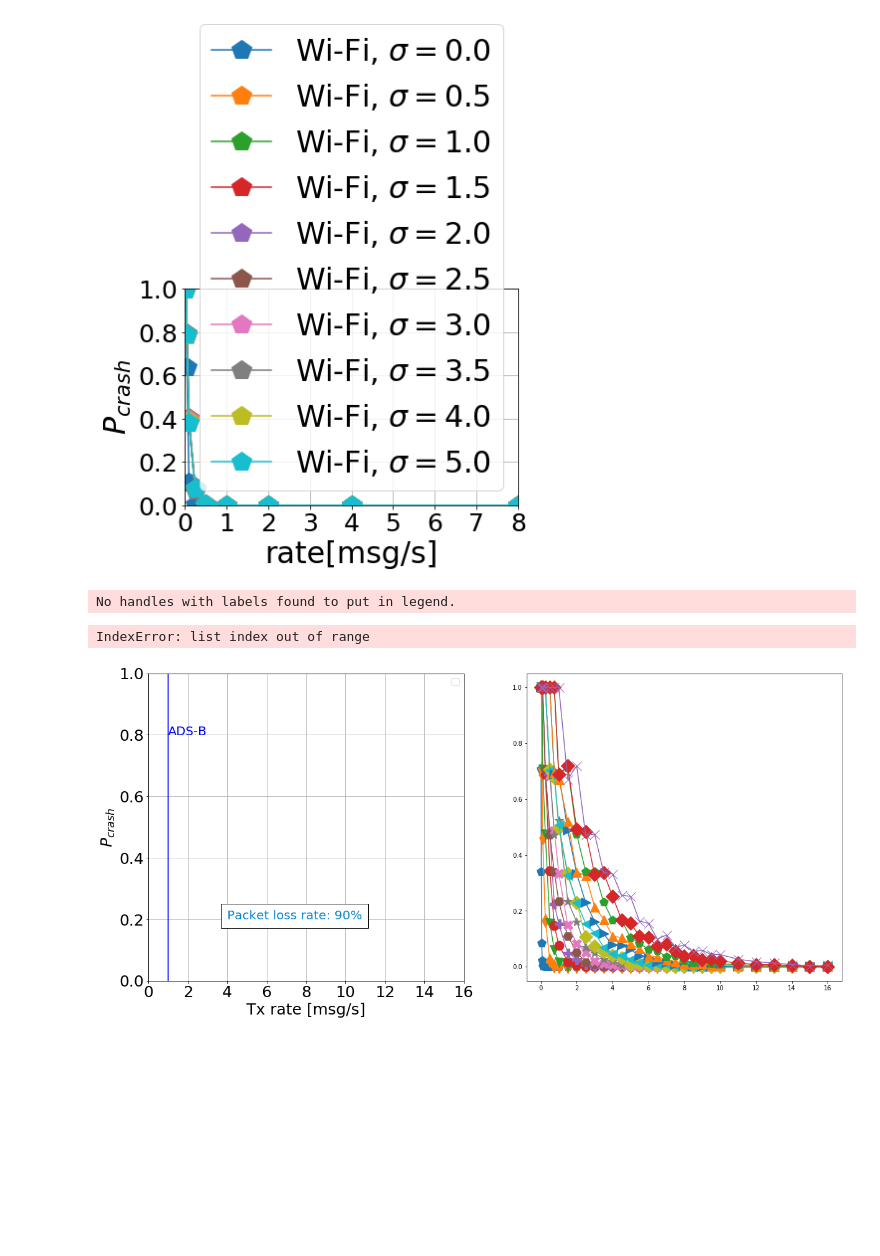
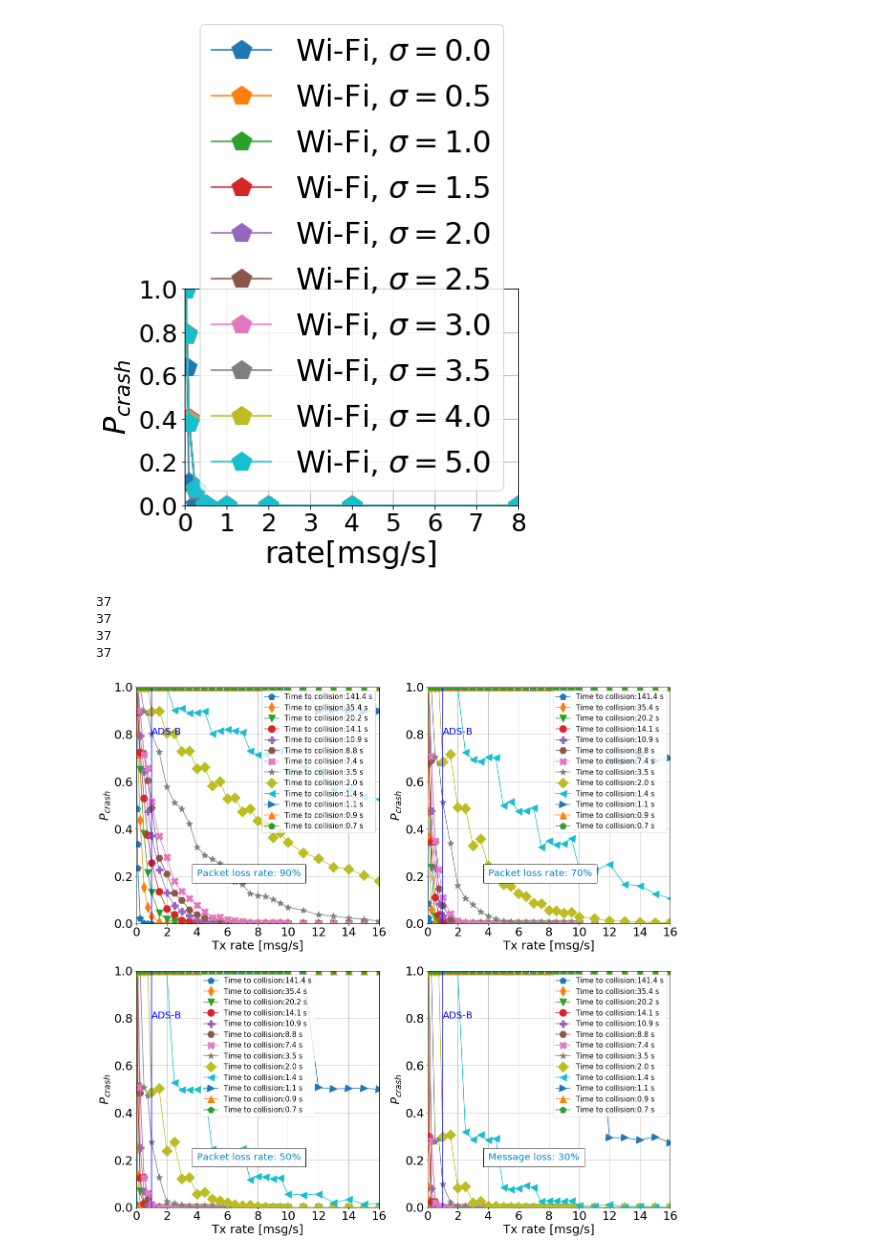
Before and after one commit to ingframin/vocabs2, a Jupyter notebook: results/Untitled.ipynb, the cells around one changed output. Cells and saved outputs as stored; diff of their text form; code cells hidden in the pictures; blank space fills up the shorter version.

```diff
--- a/results/Untitled.ipynb
+++ b/results/Untitled.ipynb
@@ -146,11 +146,11 @@ def read_speed(filename):
 
     return blocks
 # %%
-blocks = read_speed('results_speed_loss_avoid_1s_ttc.txt')
+blocks = read_speed('results_speed_loss_avoid_1s_ttc2.txt')
 # %%
 import math
 
-syms = ['p','d','v','o','P','H','X','*','D',"<",">","^","p","D","x"]
+syms = ['p','d','v','o','P','H','X','*','D',"<",">","^","p","D","x",'s','8','h','+']
 plt.rcParams["figure.figsize"] = (20,20)
 
 plt.subplot(221)
@@ -171,9 +171,16 @@ for ind in range(len(blocks)):
     elif b.loss == 700.0:
         bl30.append(b)
 
+print(len(bl90))
+print(len(bl70))
+print(len(bl50))
+print(len(bl30))
 ind = 0
 for b in bl90:
-    if ind%5==0:
+    if ind%3 ==0:
+
+        if si == len(syms):
+            si = 0
         ttc = (1000*math.sqrt(2)/2)/b.speed
         plt.plot(b.rate,b.data,syms[si]+'-',label='Time to collision:%.1f s'%(ttc,), markersize=15)
         si+=1
@@ -195,7 +202,10 @@ plt.subplot(222)
 si=0
 ind = 0
 for b in bl70:
-    if ind%5==0:
+    if ind%3 ==0:
+
+        if si == len(syms):
+            si = 0
         ttc = (1000*math.sqrt(2)/2)/b.speed
         plt.plot(b.rate,b.data,syms[si]+'-',label='Time to collision:%.1f s'%(ttc,), markersize=15)
         si+=1
@@ -217,8 +227,11 @@ plt.subplot(223)
 si=0
 ind = 0
 for b in bl50:
-    if ind%5==0:
+    if ind%3 ==0:
+
         ttc = (1000*math.sqrt(2)/2)/b.speed
+        if si == len(syms):
+            si = 0
         plt.plot(b.rate,b.data,syms[si]+'-',label='Time to collision:%.1f s'%(ttc,), markersize=15)
         si+=1
     ind+=1
@@ -234,37 +247,42 @@ plt.legend(fontsize=15)
 plt.axis([0,16,0,1])
 ax = plt.gca()
 ax.axvline(x=1.0,color='b')
 plt.text(1,0.8,"ADS-B",fontsize=20, color='blue')
 
 plt.subplot(224)
 si=0
 ind = 0
 for b in bl30:
-    if ind%5==0:
+    if ind%3 ==0:
+
+        if si == len(syms):
+            si = 0
         ttc = (1000*math.sqrt(2)/2)/b.speed
         plt.plot(b.rate,b.data,syms[si]+'-',label='Time to collision:%.1f s'%(ttc,), markersize=15)
         si+=1
     ind+=1
 
 
 plt.text(4,0.2,"Message loss: 30%",fontsize=20, bbox={'facecolor': 'white',  'pad': 10}, color='#0485d1')
 
 plt.yticks(fontsize=25)
 plt.xticks(fontsize=25)
 plt.xlabel('Tx rate [msg/s]',fontsize=25)
 plt.ylabel('$P_{crash}$',fontsize=25)
 plt.grid(True)
 plt.legend(fontsize=15)
 plt.axis([0,16,0,1])
 ax = plt.gca()
 ax.axvline(x=1.0,color='b')
 plt.text(1,0.8,"ADS-B",fontsize=20, color='blue')
 plt.savefig('results_speed_loss.pdf',dpi=300,bbox_inches='tight')
 plt.show()
 # %% [output]
-No handles with labels found to put in legend.
+37
+37
+37
+37
-IndexError: list index out of range
-[figure, old version]
+[figure, new version]
 # %%
 rates90 = []
 rates70 = []
```
Also changed, not shown: parts of 1 cell of this notebook, 6 other files.
